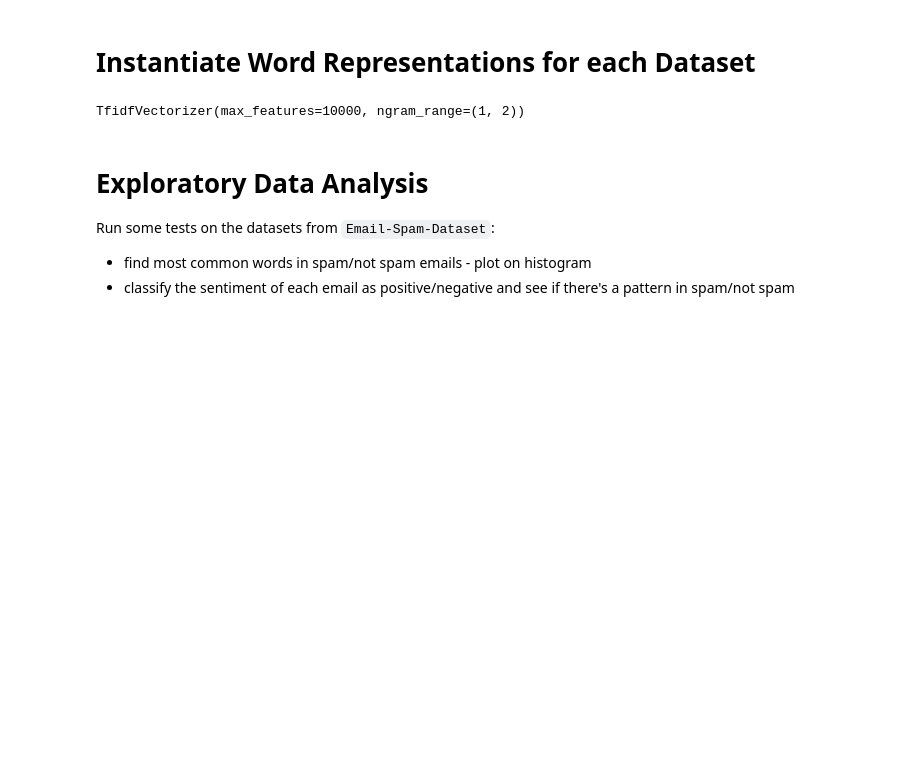
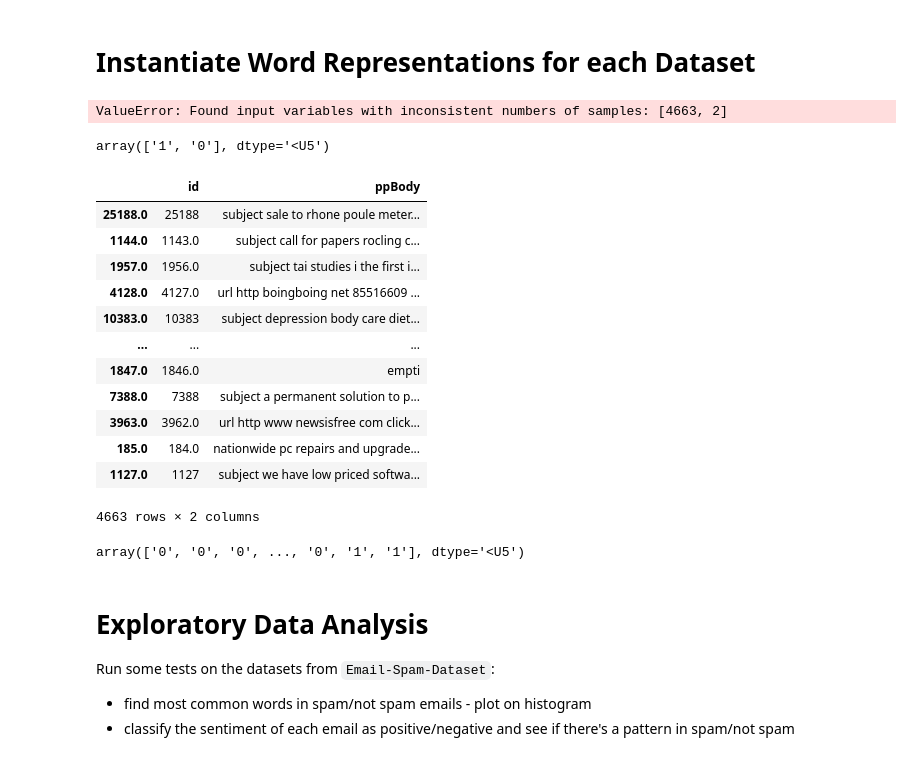
Before and after one commit to Twigonometry/Phishing-ML, a Jupyter notebook: classif.ipynb, the cells around one changed output. Cells and saved outputs as stored; diff of their text form; code cells hidden in the pictures; blank space fills up the shorter version.

Commit message:
Debugging prediction

```diff
--- a/classif.ipynb
+++ b/classif.ipynb
@@ -460,8 +459,17 @@ class Classifier:
 
         self.model["classifier"].fit(self.X_train, self.y_train)
 
-    def predict(self):
-        self.model.predict(self.X_test)
+    def predict(self, X, evaluate=False, labels=None):
+        predicted = self.model.predict(X)
+
+        if evaluate:
+            if labels is None:
+                print("Must supply labels option")
+            else:
+                accuracy = metrics.accuracy_score(labels, predicted)
+                print(f"Model accuracy: {accuracy}")
+
+        return predicted
 # %% [markdown]
 # Utility Methods for Saving Models etc
 # %% [markdown]
@@ -520,7 +526,31 @@ wr = classifier_1.word_rep
-# %%
-wr.vectorizer
-# %% [output]
-TfidfVectorizer(max_features=10000, ngram_range=(1, 2))
+# %%
+classifier_1.predict(classifier_1.X_test, evaluate=True, labels=classifier_1.y_test)
+# %% [output]
+ValueError: Found input variables with inconsistent numbers of samples: [4663, 2]
+# %%
+classifier_1.model.predict(classifier_1.X_test)
+# %% [output]
+array(['1', '0'], dtype='<U5')
+# %%
+classifier_1.X_test
+# %% [output]
+|  | id | ppBody |
+| 25188.0 | 25188 | subject sale to rhone poule meter... |
+| 1144.0 | 1143.0 | subject call for papers rocling c... |
+| 1957.0 | 1956.0 | subject tai studies i the first i... |
+| 4128.0 | 4127.0 | url http boingboing net 85516609 ... |
+| 10383.0 | 10383 | subject depression body care diet... |
+| ... | ... | ... |
+| 1847.0 | 1846.0 | empti |
+| 7388.0 | 7388 | subject a permanent solution to p... |
+| 3963.0 | 3962.0 | url http www newsisfree com click... |
+| 185.0 | 184.0 | nationwide pc repairs and upgrade... |
+| 1127.0 | 1127 | subject we have low priced softwa... |
+4663 rows × 2 columns
+# %%
+classifier_1.model.predict(classifier_1.X_test['ppBody'])
+# %% [output]
+array(['0', '0', '0', ..., '0', '1', '1'], dtype='<U5')
 # %% [markdown]
 # Exploratory Data Analysis
 
```
Also changed, not shown: parts of 3 cells of this notebook.
